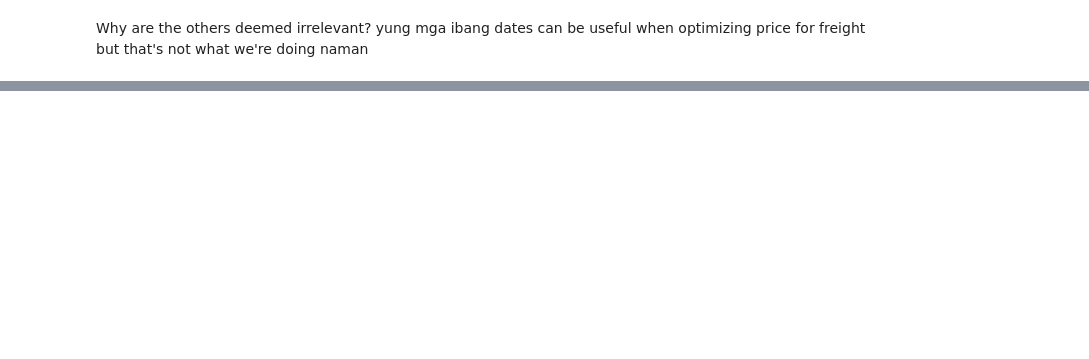
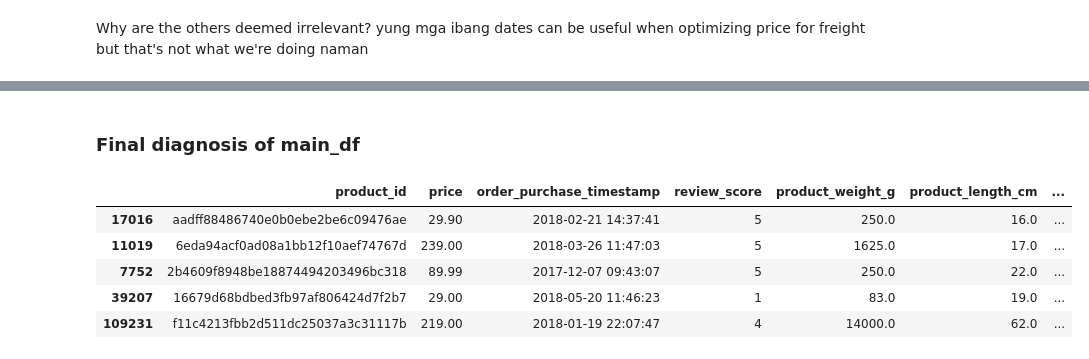
Before and after one commit to RuizLorenzoChavez/price-optimization-ML, a Jupyter notebook: main.ipynb, the cells around one changed output, grey strips where cells are left out. Cells and saved outputs as stored; diff of their text form; code cells hidden in the pictures; blank space fills up the shorter version.

```diff
--- a/main.ipynb
+++ b/main.ipynb
@@ -377,0 +409,11 @@ main_df.sample(5)
+# %% [markdown]
+### Final diagnosis of main_df
+# %%
+main_df.sample(5)
+# %% [output]
+|  | product_id | price | order_purchase_timestamp | review_score | product_weight_g | product_length_cm | ... |
+| 17016 | aadff88486740e0b0ebe2be6c09476ae | 29.90 | 2018-02-21 14:37:41 | 5 | 250.0 | 16.0 | ... |
+| 11019 | 6eda94acf0ad08a1bb12f10aef74767d | 239.00 | 2018-03-26 11:47:03 | 5 | 1625.0 | 17.0 | ... |
+| 7752 | 2b4609f8948be18874494203496bc318 | 89.99 | 2017-12-07 09:43:07 | 5 | 250.0 | 22.0 | ... |
+| 39207 | 16679d68bdbed3fb97af806424d7f2b7 | 29.00 | 2018-05-20 11:46:23 | 1 | 83.0 | 19.0 | ... |
+| 109231 | f11c4213fbb2d511dc25037a3c31117b | 219.00 | 2018-01-19 22:07:47 | 4 | 14000.0 | 62.0 | ... |
```
Also changed, not shown: parts of 23 cells of this notebook.
